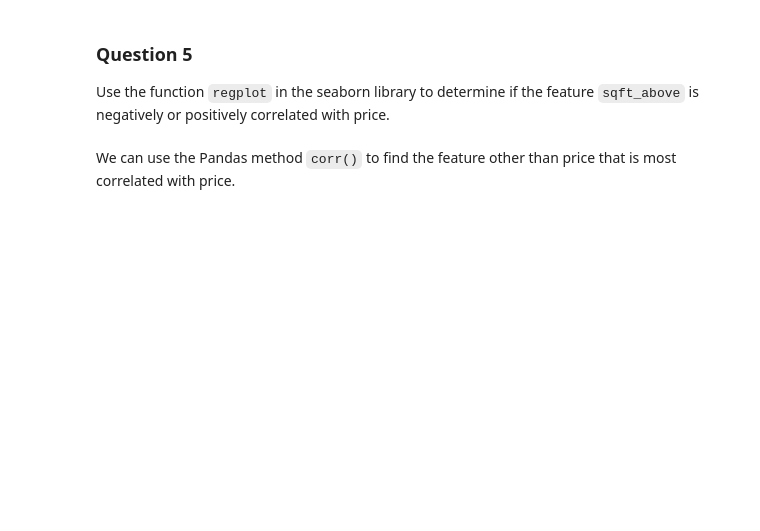
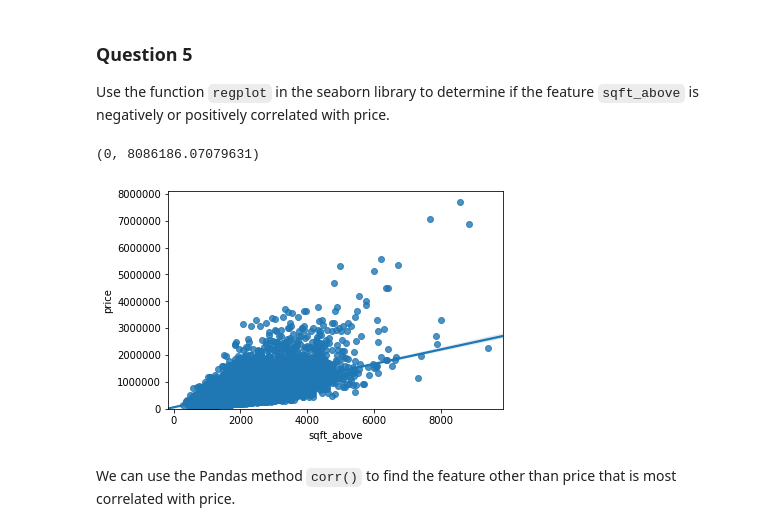
Before and after one commit to yqz5514/Data-analysis-with-python, a Jupyter notebook: House Sales_in_King_Count_USA.ipynb, the cells around one changed output. Cells and saved outputs as stored; diff of their text form; code cells hidden in the pictures; blank space fills up the shorter version.

```diff
--- a/House Sales_in_King_Count_USA.ipynb
+++ b/House Sales_in_King_Count_USA.ipynb
@@ -134,6 +201,12 @@ Use the function <code>boxplot</code> in the seaborn library  to  determine whet
 # %% [markdown]
 ### Question 5
 Use the function <code>regplot</code>  in the seaborn library  to  determine if the feature <code>sqft_above</code> is negatively or positively correlated with price.
+# %%
+sns.regplot(x="sqft_above",y="price",data=df)
+plt.ylim(0,)
+# %% [output]
+(0, 8086186.07079631)
+[figure, added]
 # %% [markdown]
 
 We can use the Pandas method <code>corr()</code>  to find the feature other than price that is most correlated with price.
```
Also changed, not shown: parts of 14 cells of this notebook.
